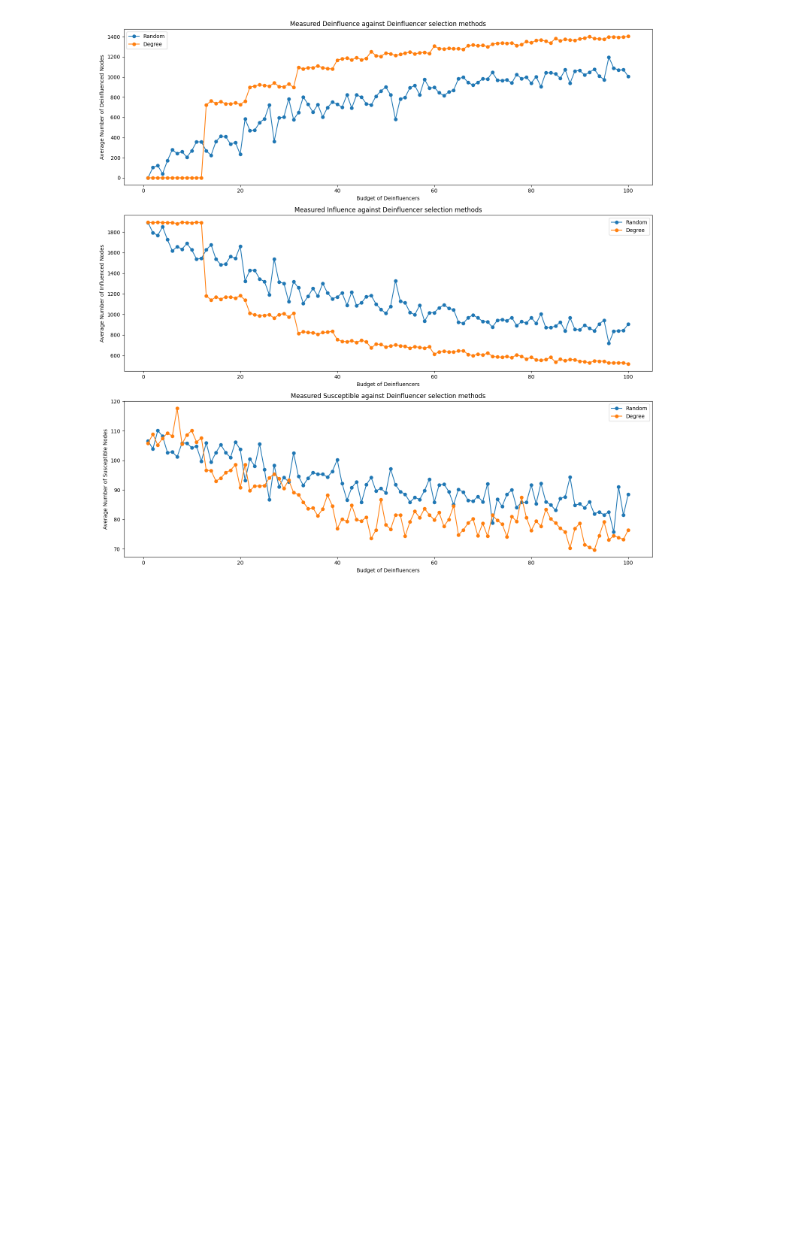
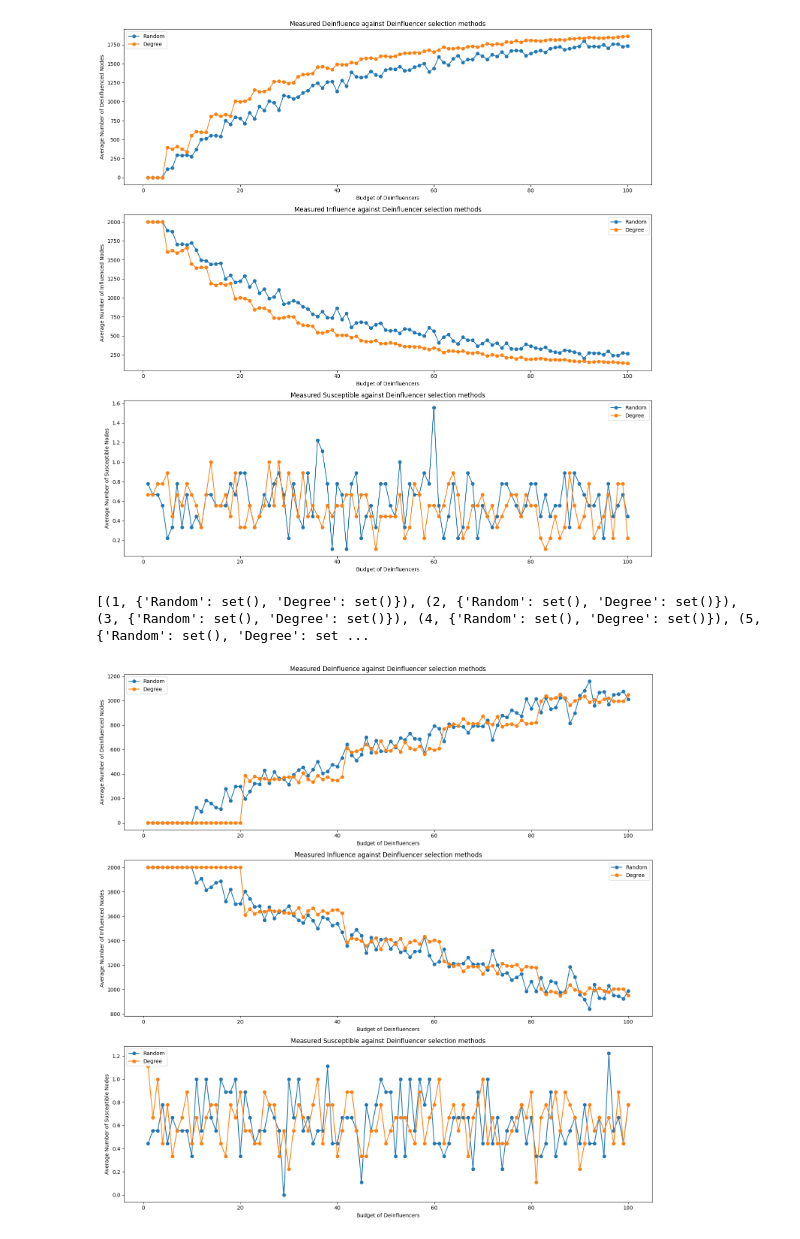
Before and after one commit to huberyhub/im_deinfluence, a Jupyter notebook: 6.1.1.ipynb, the cells around one changed output. Saved outputs shown, nothing was run; the diff lists cells and outputs as text; code cells hidden in the pictures; blank space fills up the shorter version.

Commit message:
Refactor code to assign budgets to nodes based on degree and update variable names for graph operations

```diff
--- a/6.1.1.ipynb
+++ b/6.1.1.ipynb
@@ -7,7 +7,7 @@ import copy
 import numpy as np
 import pickle
 # %%
-G = nx.barabasi_albert_graph(2000, 2)
+G = nx.erdos_renyi_graph(2000, 0.005)
 model = ef.run_influence_cascade(G, num_influencers=20, steps=3, selection_method='random')
 # %%
 model = ef.run_influence_cascade(G, num_influencers=50, steps=3, selection_method='random')
@@ -37,7 +37,7 @@ influencer {900, 1286, 1671, 1160, 1543, 141, 1294, 782, 1168, 789, 790, 1305, 1
 # %%
 # Run simulation for different values of k
 budget_list = list(range(1, 101))
-deinfluencers_list = ef.select_deinfluencers_budget(budget_list, model_fixed_influencers)
+deinfluencers_list = ef.select_deinfluencers_budget(budget_list, model_fixed_influencers,'budget_sqrt')
 results = ef.average_results_simple(deinfluencers_list, model_fixed_influencers, num_runs=3, steps=3)
 
 print(deinfluencers_list)
@@ -80,4 +80,51 @@ axs[2].set_ylabel('Average Number of Susceptible Nodes')
 plt.tight_layout()
 plt.show()
 # %% [output]
-[figure, old version]
+[figure, new version]
+# %%
+# Run simulation for different values of k
+budget_list = list(range(1, 101))
+deinfluencers_list = ef.select_deinfluencers_budget(budget_list, model_fixed_influencers,'budget_linear')
+results = ef.average_results_simple(deinfluencers_list, model_fixed_influencers, num_runs=3, steps=3)
+
+print(deinfluencers_list)
+# %% [output]
+[(1, {'Random': set(), 'Degree': set()}), (2, {'Random': set(), 'Degree': set()}), (3, {'Random': set(), 'Degree': set()}), (4, {'Random': set(), 'Degree': set()}), (5, {'Random': set(), 'Degree': set ...
+# %%
+
+# Plotting results
+fig, axs = plt.subplots(3, figsize=(15, 15))
+axs[0].set_title('Measured Deinfluence against Deinfluencer selection methods')
+axs[1].set_title('Measured Influence against Deinfluencer selection methods')
+axs[2].set_title('Measured Susceptible against Deinfluencer selection methods')
+
+# Create line plots
+methods = results[next(iter(results))].keys()  # Get all methods from the first key
+k_values = sorted(results.keys())  # Sort k values for plotting
+total_nodes = len(G.nodes)
+
+for method in methods:
+    deinfluenced_nodes = [results[k][method][0] for k in k_values]
+    influenced_nodes = [results[k][method][1] for k in k_values]
+    susceptible_nodes = [total_nodes - (influenced + deinfluenced) for influenced, deinfluenced in zip(influenced_nodes, deinfluenced_nodes)]
+
+    axs[0].plot(k_values, deinfluenced_nodes, label=method, marker="o")
+    axs[1].plot(k_values, influenced_nodes, label=method, marker="o")
+    axs[2].plot(k_values, susceptible_nodes, label=method, marker="o")
+
+axs[0].legend()
+axs[0].set_xlabel('Budget of Deinfluencers')
+axs[0].set_ylabel('Average Number of Deinfluenced Nodes')
+
+axs[1].legend()
+axs[1].set_xlabel('Budget of Deinfluencers')
+axs[1].set_ylabel('Average Number of Influenced Nodes')
+
+axs[2].legend()
+axs[2].set_xlabel('Budget of Deinfluencers')
+axs[2].set_ylabel('Average Number of Susceptible Nodes')
+
+plt.tight_layout()
+plt.show()
+# %% [output]
+[figure, added]
```
Also changed, not shown: parts of 2 cells of this notebook, 15 other files.
